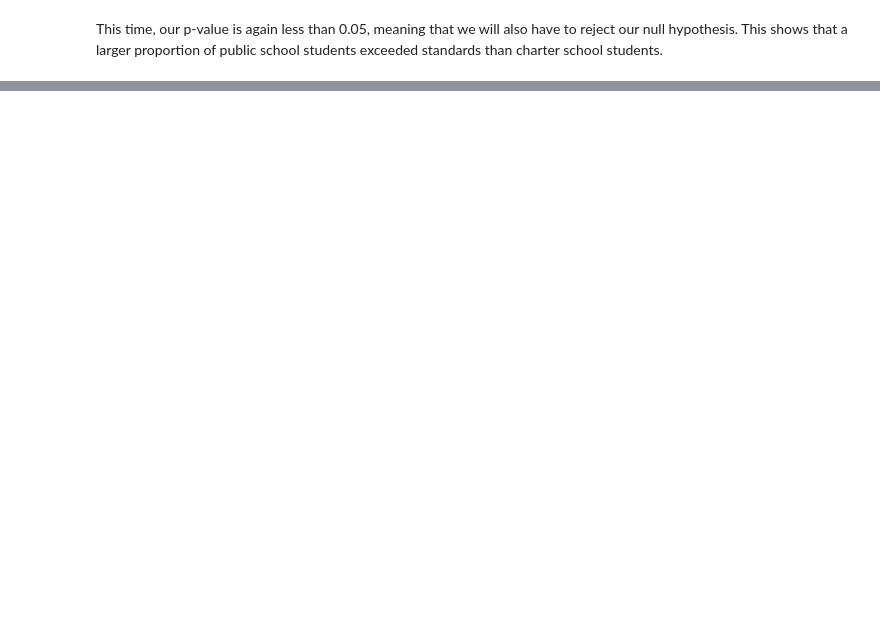
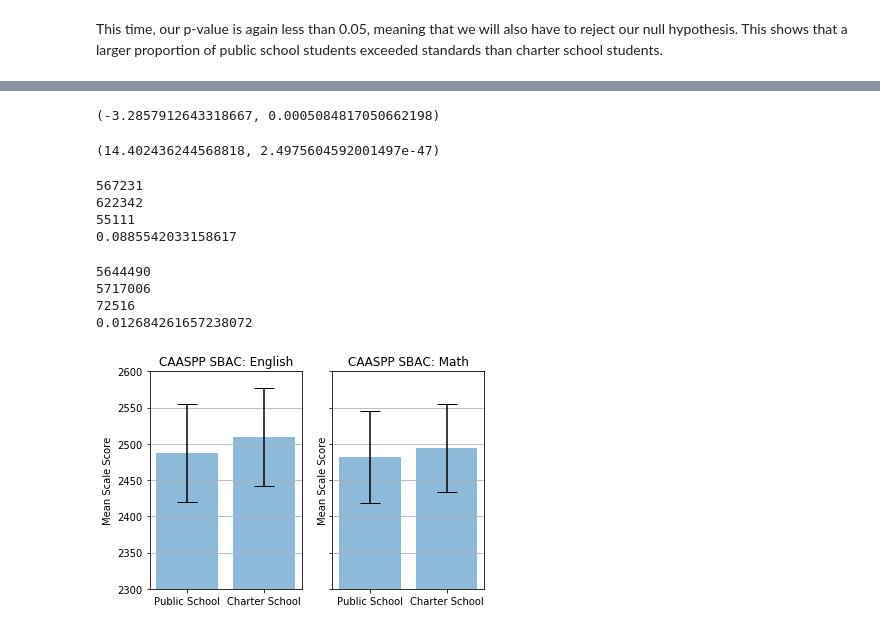
Before and after one commit to annebelleo/CAASPP-2018-schools, a Jupyter notebook: ct paper pre-processing.ipynb, the cells around one changed output, grey strips where cells are left out. Drawn from its saved outputs; the diff is of its cells as text; code cells hidden in the pictures; blank space fills up the shorter version.

```diff
--- a/ct paper pre-processing.ipynb
+++ b/ct paper pre-processing.ipynb
@@ -245,0 +332,7 @@ This time, our p-value is again less than 0.05, meaning that we will also have t
+# %%
+# z-test
+
+ztest_exam = sm.stats.proportions_ztest([public_school_standard_2015_met, charter_school_standard_2015_met], [public_school_students_tested_2015, charter_school_students_tested_2015], alternative='smaller')
+ztest_exam
+# %% [output]
+(-3.2857912643318667, 0.0005084817050662198)
@@ -245,0 +357,57 @@ This time, our p-value is again less than 0.05, meaning that we will also have t
+# %%
+ztest_exam = sm.stats.proportions_ztest([public_school_standard_2015_exceeded, charter_school_standard_2015_exceeded], [public_school_students_tested_2015, charter_school_students_tested_2015], alternative='larger')
+ztest_exam
+# %% [output]
+(14.402436244568818, 2.4975604592001497e-47)
+# %%
+print(charter_school_students_tested_2015)
+print(charter_school_students_tested)
+change_charter = charter_school_students_tested - charter_school_students_tested_2015
+print(change_charter)
+print(change_charter / charter_school_students_tested)
+# %% [output]
+567231
+622342
+55111
+0.0885542033158617
+# %%
+print(public_school_students_tested_2015)
+print(public_school_students_tested)
+change_public = public_school_students_tested - public_school_students_tested_2015
+print(change_public)
+print(change_public / public_school_students_tested)
+# %% [output]
+5644490
+5717006
+72516
+0.012684261657238072
+# %%
+#english graph
+names_english = ["Public School", "Charter School"]
+x_pos_english = np.arange(len(names_english))
+CTEs_english = [public_school_english_mean, charter_school_english_mean]
+error_english = [np.std(public_school_english["Mean Scale Score"].astype(float)), np.std(charter_school_english["Mean Scale Score"].astype(float))]
+
+#math graph
+names_math = ["Public School", "Charter School"]
+x_pos_math = np.arange(len(names_math))
+CTEs_math = [public_school_math_mean, charter_school_math_mean]
+error_math = [np.std(public_school_math["Mean Scale Score"].astype(float)), np.std(charter_school_math["Mean Scale Score"].astype(float))]
+
+fig, ax = plt.subplots(nrows=1, ncols=2, sharey=True)
+ax[0].bar(x_pos_english, CTEs_english, yerr=error_english, align='center', alpha=0.5, ecolor='black', capsize=10)
+ax[0].set_ylabel('Mean Scale Score')
+ax[0].set_ylim(2300,2600)
+ax[0].set_xticks(x_pos_english)
+ax[0].set_xticklabels(names_english)
+ax[0].set_title('CAASPP SBAC: English')
+ax[0].yaxis.grid(True)
+ax[1].bar(x_pos_math, CTEs_math, yerr=error_math, align='center', alpha=0.5, ecolor='black', capsize=10)
+ax[1].set_ylabel('Mean Scale Score')
+ax[1].set_ylim(2300,2600)
+ax[1].set_xticks(x_pos_math)
+ax[1].set_xticklabels(names_math)
+ax[1].set_title('CAASPP SBAC: Math')
+ax[1].yaxis.grid(True)
+# %% [output]
+[figure, added]
```
Also changed, not shown: parts of 13 cells of this notebook, 4 other files.
